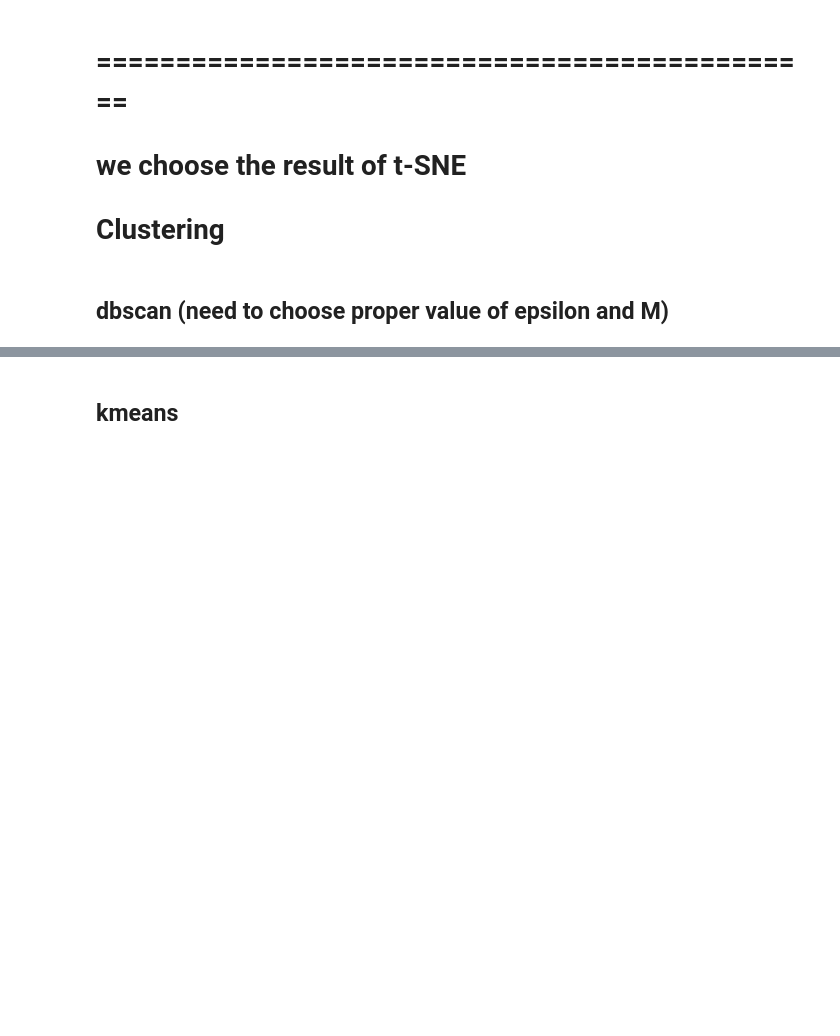
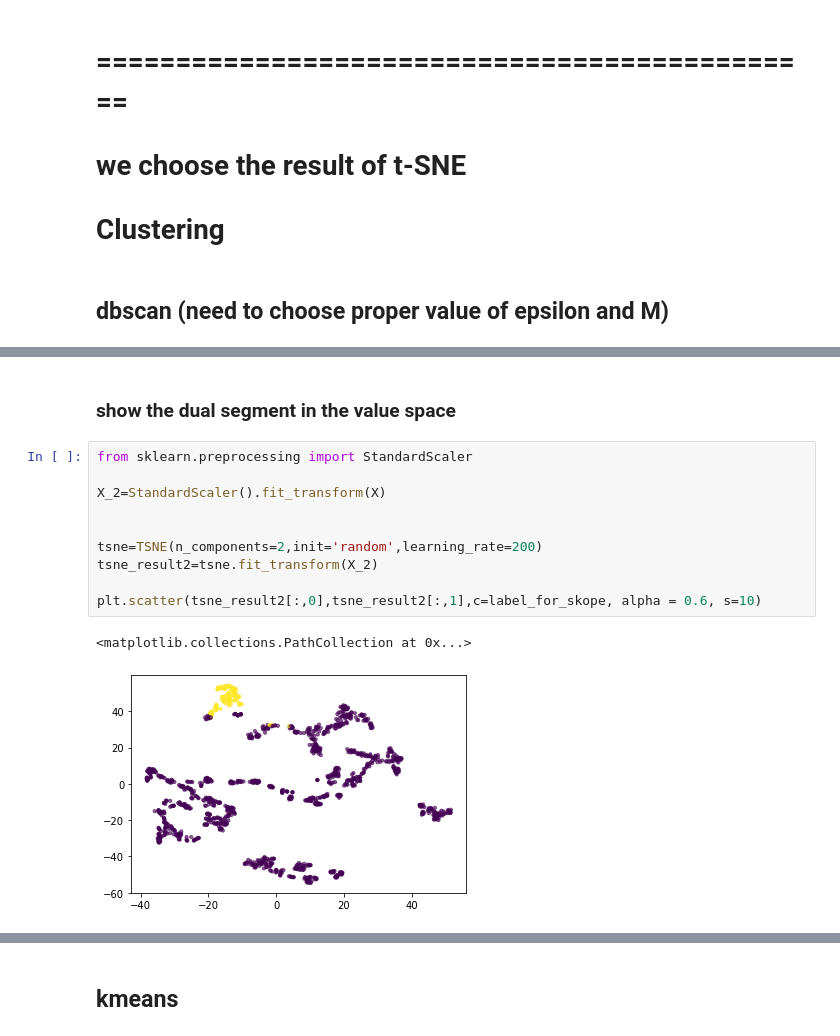
Before and after one commit to WeituoDAI/stage_weituo, a Jupyter notebook: Cluster_Skope-rules_explication-space_banknote.ipynb, the cells around one changed output, grey strips where cells are left out. Drawn from its saved outputs; the diff is of its cells as text; blank space fills up the shorter version.

```diff
--- a/Cluster_Skope-rules_explication-space_banknote.ipynb
+++ b/Cluster_Skope-rules_explication-space_banknote.ipynb
@@ -239,0 +253,15 @@ average prediction: 0.0
+# %% [markdown]
+### show the dual segment in the value space
+# %%
+from sklearn.preprocessing import StandardScaler
+
+X_2=StandardScaler().fit_transform(X)
+
+
+tsne=TSNE(n_components=2,init='random',learning_rate=200)
+tsne_result2=tsne.fit_transform(X_2)
+
+plt.scatter(tsne_result2[:,0],tsne_result2[:,1],c=label_for_skope, alpha = 0.6, s=10)
+# %% [output]
+<matplotlib.collections.PathCollection at 0x...>
+[figure, added]
```
Also changed, not shown: parts of 22 cells of this notebook.
